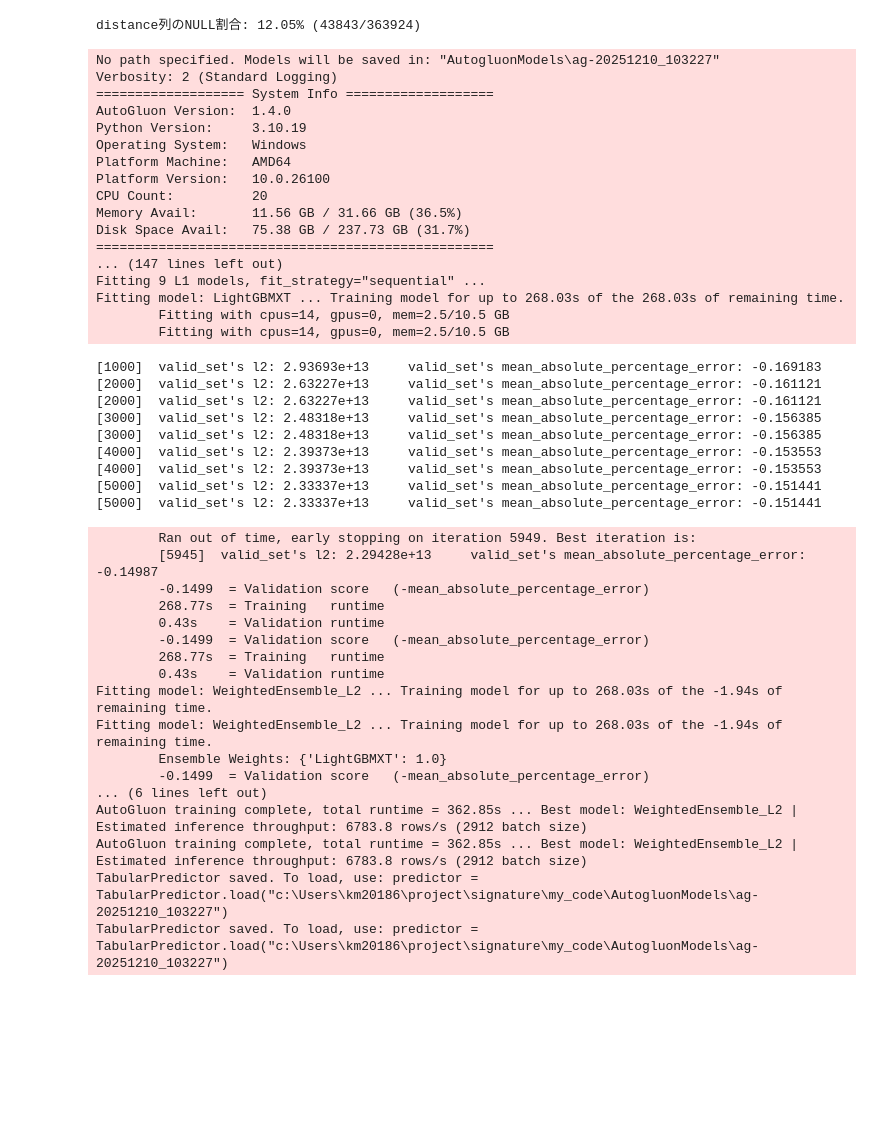
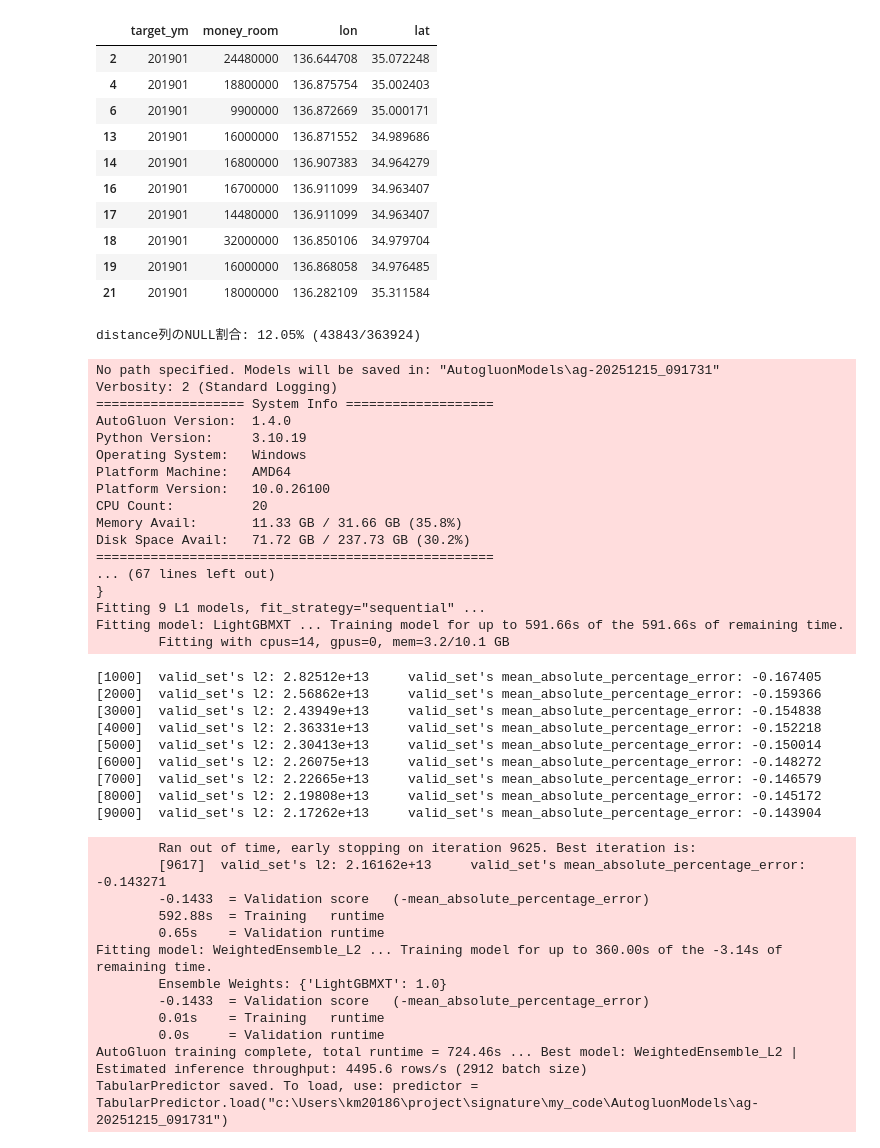
Before and after one commit to tomoya-kmt/signature, a Jupyter notebook: my_code/data_preprocess.ipynb, the cells around one changed output. Saved outputs shown, nothing was run; the diff lists cells and outputs as text; code cells hidden in the pictures; blank space fills up the shorter version.

```diff
--- a/my_code/data_preprocess.ipynb
+++ b/my_code/data_preprocess.ipynb
@@ -12,8 +28,8 @@ import geopandas as gpd
 # %%
 # pandasの表示設定
 pd.set_option('display.max_columns', None)  # すべての列を表示
-#pd.set_option('display.max_rows', None)     # すべての行を表示（オプション）
-pd.set_option('display.width', None)        # 行の折り返しを防ぐ
+pd.set_option('display.max_rows', None)     # すべての行を表示（オプション）
+#pd.set_option('display.width', None)        # 行の折り返しを防ぐ
 pd.set_option('display.max_colwidth', None) # 列の内容を省略しない
 # %%
 drop_cols=[
@@ -73,6 +104,21 @@ gdf_json = gpd.read_file(os.path.join('..', 'data', 'train', 'L02-23.geojson'))#
 # %%
 train_df = pd.read_csv(os.path.join('..', 'data', 'train', 'train.csv'))
 test_df = pd.read_csv(os.path.join('..', 'data', 'test', 'test.csv'))
+# %%
+train_gdf=utils.convert_to_geodataframe(train_df.drop_duplicates(subset=['lon','lat']))
+train_gdf.head()
+# %% [output]
+|  | target_ym | money_room | lon | lat |
+| 2 | 201901 | 24480000 | 136.644708 | 35.072248 |
+| 4 | 201901 | 18800000 | 136.875754 | 35.002403 |
+| 6 | 201901 | 9900000 | 136.872669 | 35.000171 |
+| 13 | 201901 | 16000000 | 136.871552 | 34.989686 |
+| 14 | 201901 | 16800000 | 136.907383 | 34.964279 |
+| 16 | 201901 | 16700000 | 136.911099 | 34.963407 |
+| 17 | 201901 | 14480000 | 136.911099 | 34.963407 |
+| 18 | 201901 | 32000000 | 136.850106 | 34.979704 |
+| 19 | 201901 | 16000000 | 136.868058 | 34.976485 |
+| 21 | 201901 | 18000000 | 136.282109 | 35.311584 |
 # %%
 train_gdf=utils.convert_to_geodataframe(train_df)
 train_gdf=utils.nearest_merge(train_gdf,gdf_json,threshold=1500)
@@ -108,10 +155,10 @@ predictor=model.fit(
     train_data=train_data,
     test_data=test_data,
     presets='medium_quality',
-    time_limit=360,
+    time_limit=720,
 )
 # %% [output]
-No path specified. Models will be saved in: "AutogluonModels\ag-20251210_103227"
+No path specified. Models will be saved in: "AutogluonModels\ag-20251215_091731"
 Verbosity: 2 (Standard Logging)
 =================== System Info ===================
 AutoGluon Version:  1.4.0
@@ -120,40 +167,35 @@ Operating System:   Windows
 Platform Machine:   AMD64
 Platform Version:   10.0.26100
 CPU Count:          20
-Memory Avail:       11.56 GB / 31.66 GB (36.5%)
-Disk Space Avail:   75.38 GB / 237.73 GB (31.7%)
+Memory Avail:       11.33 GB / 31.66 GB (35.8%)
+Disk Space Avail:   71.72 GB / 237.73 GB (30.2%)
 ===================================================
-... (147 lines left out)
+... (67 lines left out)
+}
 Fitting 9 L1 models, fit_strategy="sequential" ...
-Fitting model: LightGBMXT ... Training model for up to 268.03s of the 268.03s of remaining time.
-        Fitting with cpus=14, gpus=0, mem=2.5/10.5 GB
-        Fitting with cpus=14, gpus=0, mem=2.5/10.5 GB
+Fitting model: LightGBMXT ... Training model for up to 591.66s of the 591.66s of remaining time.
+        Fitting with cpus=14, gpus=0, mem=3.2/10.1 GB
-[1000]  valid_set's l2: 2.93693e+13     valid_set's mean_absolute_percentage_error: -0.169183
-[2000]  valid_set's l2: 2.63227e+13     valid_set's mean_absolute_percentage_error: -0.161121
-[2000]  valid_set's l2: 2.63227e+13     valid_set's mean_absolute_percentage_error: -0.161121
-[3000]  valid_set's l2: 2.48318e+13     valid_set's mean_absolute_percentage_error: -0.156385
-[3000]  valid_set's l2: 2.48318e+13     valid_set's mean_absolute_percentage_error: -0.156385
-[4000]  valid_set's l2: 2.39373e+13     valid_set's mean_absolute_percentage_error: -0.153553
-[4000]  valid_set's l2: 2.39373e+13     valid_set's mean_absolute_percentage_error: -0.153553
-[5000]  valid_set's l2: 2.33337e+13     valid_set's mean_absolute_percentage_error: -0.151441
-[5000]  valid_set's l2: 2.33337e+13     valid_set's mean_absolute_percentage_error: -0.151441
+[1000]  valid_set's l2: 2.82512e+13     valid_set's mean_absolute_percentage_error: -0.167405
+[2000]  valid_set's l2: 2.56862e+13     valid_set's mean_absolute_percentage_error: -0.159366
+[3000]  valid_set's l2: 2.43949e+13     valid_set's mean_absolute_percentage_error: -0.154838
+[4000]  valid_set's l2: 2.36331e+13     valid_set's mean_absolute_percentage_error: -0.152218
+[5000]  valid_set's l2: 2.30413e+13     valid_set's mean_absolute_percentage_error: -0.150014
+[6000]  valid_set's l2: 2.26075e+13     valid_set's mean_absolute_percentage_error: -0.148272
+[7000]  valid_set's l2: 2.22665e+13     valid_set's mean_absolute_percentage_error: -0.146579
+[8000]  valid_set's l2: 2.19808e+13     valid_set's mean_absolute_percentage_error: -0.145172
+[9000]  valid_set's l2: 2.17262e+13     valid_set's mean_absolute_percentage_error: -0.143904
-        Ran out of time, early stopping on iteration 5949. Best iteration is:
-        [5945]  valid_set's l2: 2.29428e+13     valid_set's mean_absolute_percentage_error: -0.14987
-        -0.1499  = Validation score   (-mean_absolute_percentage_error)
-        268.77s  = Training   runtime
-        0.43s    = Validation runtime
-        -0.1499  = Validation score   (-mean_absolute_percentage_error)
-        268.77s  = Training   runtime
-        0.43s    = Validation runtime
-Fitting model: WeightedEnsemble_L2 ... Training model for up to 268.03s of the -1.94s of remaining time.
-Fitting model: WeightedEnsemble_L2 ... Training model for up to 268.03s of the -1.94s of remaining time.
+        Ran out of time, early stopping on iteration 9625. Best iteration is:
+        [9617]  valid_set's l2: 2.16162e+13     valid_set's mean_absolute_percentage_error: -0.143271
+        -0.1433  = Validation score   (-mean_absolute_percentage_error)
+        592.88s  = Training   runtime
+        0.65s    = Validation runtime
+Fitting model: WeightedEnsemble_L2 ... Training model for up to 360.00s of the -3.14s of remaining time.
         Ensemble Weights: {'LightGBMXT': 1.0}
-        -0.1499  = Validation score   (-mean_absolute_percentage_error)
-... (6 lines left out)
-AutoGluon training complete, total runtime = 362.85s ... Best model: WeightedEnsemble_L2 | Estimated inference throughput: 6783.8 rows/s (2912 batch size)
-AutoGluon training complete, total runtime = 362.85s ... Best model: WeightedEnsemble_L2 | Estimated inference throughput: 6783.8 rows/s (2912 batch size)
-TabularPredictor saved. To load, use: predictor = TabularPredictor.load("c:\Users\km20186\project\signature\my_code\AutogluonModels\ag-20251210_103227")
-TabularPredictor saved. To load, use: predictor = TabularPredictor.load("c:\Users\km20186\project\signature\my_code\AutogluonModels\ag-20251210_103227")
+        -0.1433  = Validation score   (-mean_absolute_percentage_error)
+        0.01s    = Training   runtime
+        0.0s     = Validation runtime
+AutoGluon training complete, total runtime = 724.46s ... Best model: WeightedEnsemble_L2 | Estimated inference throughput: 4495.6 rows/s (2912 batch size)
+TabularPredictor saved. To load, use: predictor = TabularPredictor.load("c:\Users\km20186\project\signature\my_code\AutogluonModels\ag-20251215_091731")
 # %%
 predictor.leaderboard(test)
 # %% [output]
```
Also changed, not shown: parts of 10 cells of this notebook, 4 other files.
